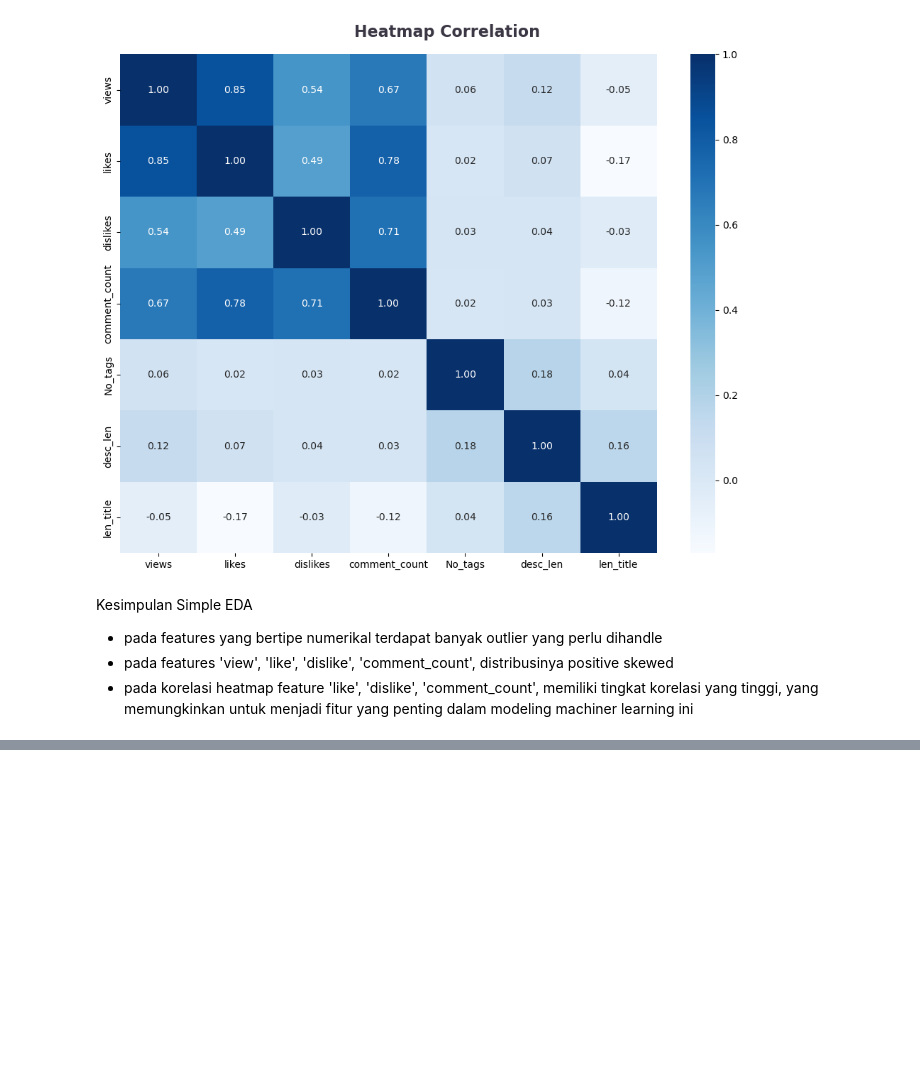
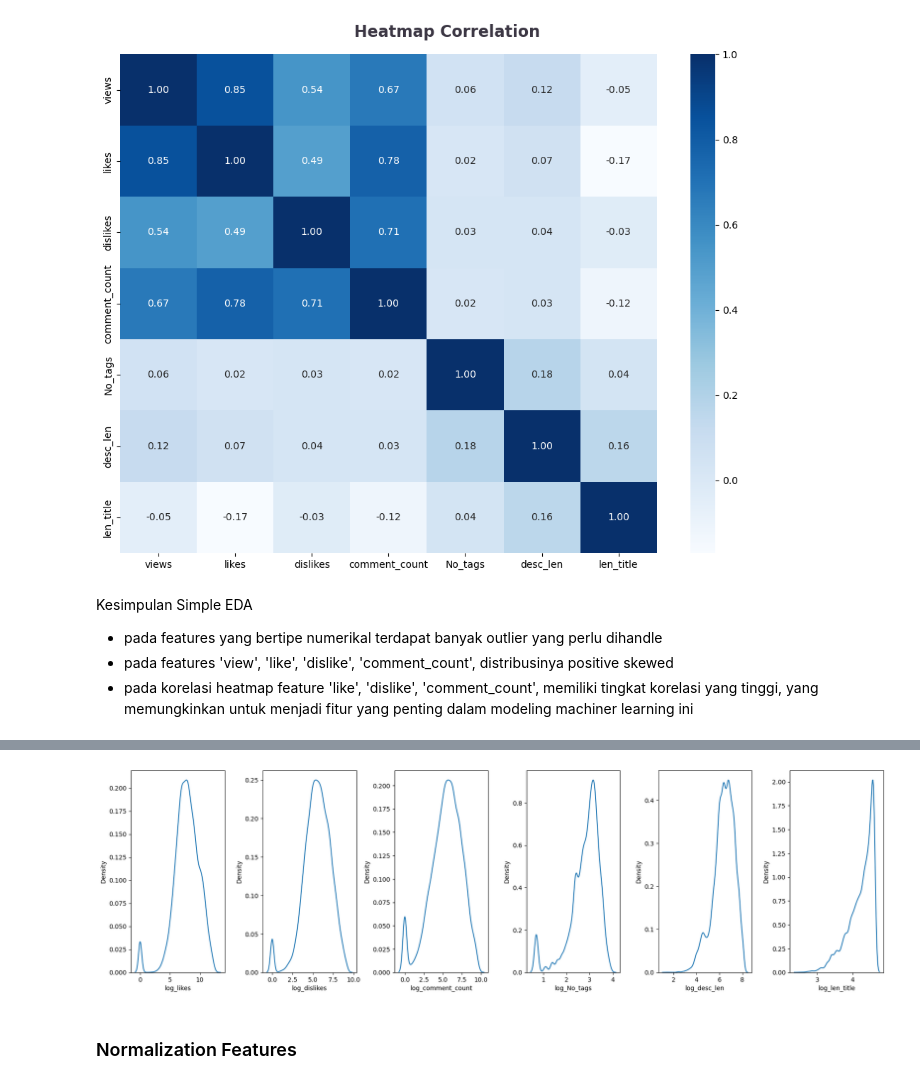
Before and after one commit to LimatanL/HW-k7, a Jupyter notebook: EDA_hw_k7.ipynb, the cells around one changed output, grey strips where cells are left out. Cells and saved outputs as stored; diff of their text form; code cells hidden in the pictures; blank space fills up the shorter version.

```diff
--- a/EDA_hw_k7.ipynb
+++ b/EDA_hw_k7.ipynb
@@ -625,0 +637,17 @@ df_pre.duplicated().sum()
+# %%
+data_clean = df_pre.copy()
+# %%
+for var in nums:
+    data_clean['log_'+var]= (df_pre[var]+1).apply(np.log)
+# %%
+df_log = ['log_likes', 'log_dislikes', 'log_comment_count', 'log_No_tags', 'log_desc_len', 'log_len_title']
+# %%
+plt.figure(figsize=(18, 10))
+for i in range(0, len(df_log)):
+      plt.subplot(2, len(df_log), i+1)
+      sns.kdeplot(data_clean[df_log[i]])
+      plt.tight_layout()
+# %% [output]
+[figure, added]
+# %% [markdown]
+### Normalization Features
```
Also changed, not shown: parts of 53 cells of this notebook.
